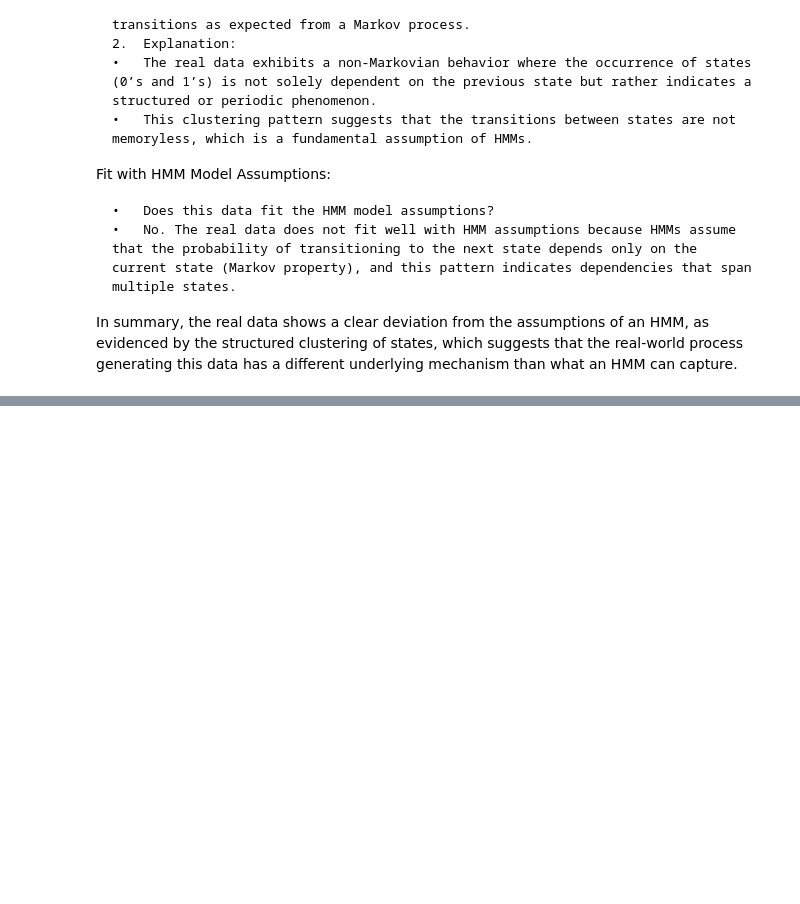
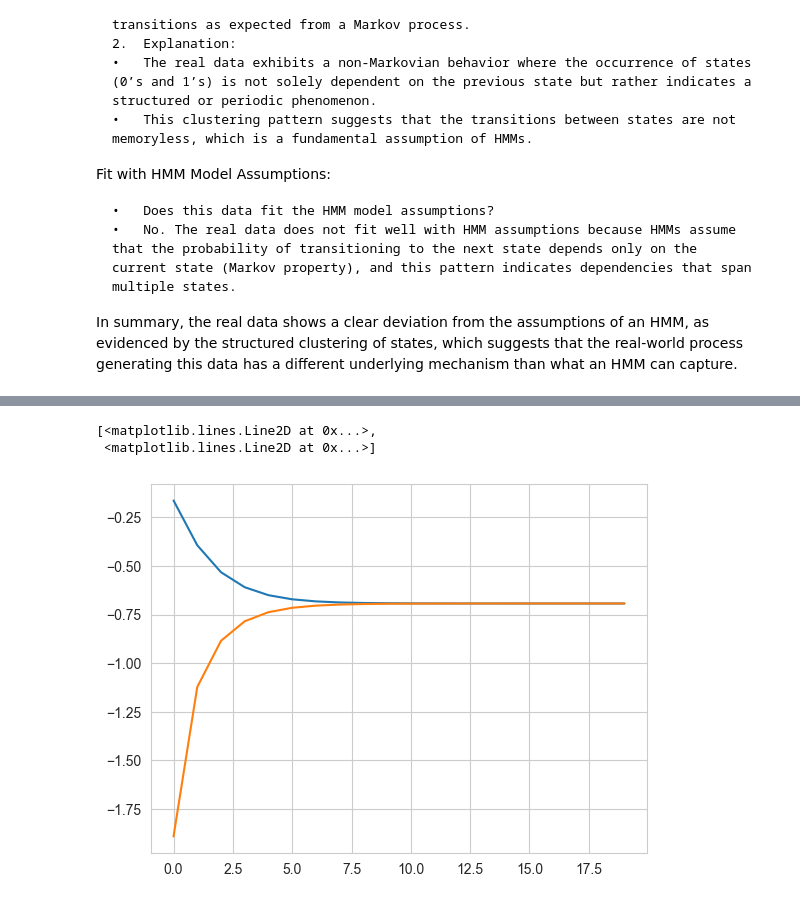
Before and after one commit to Hadartalisr/Probabilistic_Methods_In_AI, a Jupyter notebook: Project_1/proj1.ipynb, the cells around one changed output, grey strips where cells are left out. Saved outputs shown, nothing was run; the diff lists cells and outputs as text; code cells hidden in the pictures; blank space fills up the shorter version.

```diff
--- a/Project_1/proj1.ipynb
+++ b/Project_1/proj1.ipynb
@@ -486,2 +482,2 @@ which suggests that the real-world process generating this data has a different
 # %%
-# TODO check if we should return the probability ? Q1.2
+log_prior_Xt = hmm1.log_prior_Xt()
@@ -487,0 +494,6 @@ which suggests that the real-world process generating this data has a different
+# %%
+plt.plot(log_prior_Xt[:20])
+# %% [output]
+[<matplotlib.lines.Line2D at 0x...>,
+ <matplotlib.lines.Line2D at 0x...>]
+[figure, added]
```
Also changed, not shown: parts of 8 cells of this notebook.
